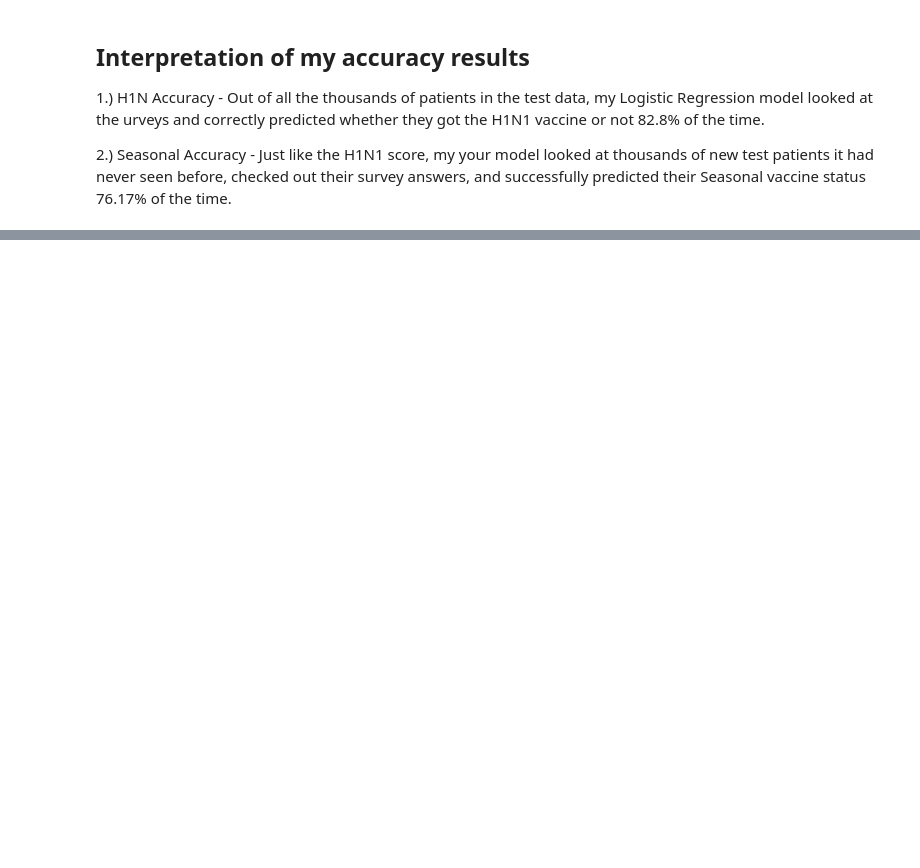
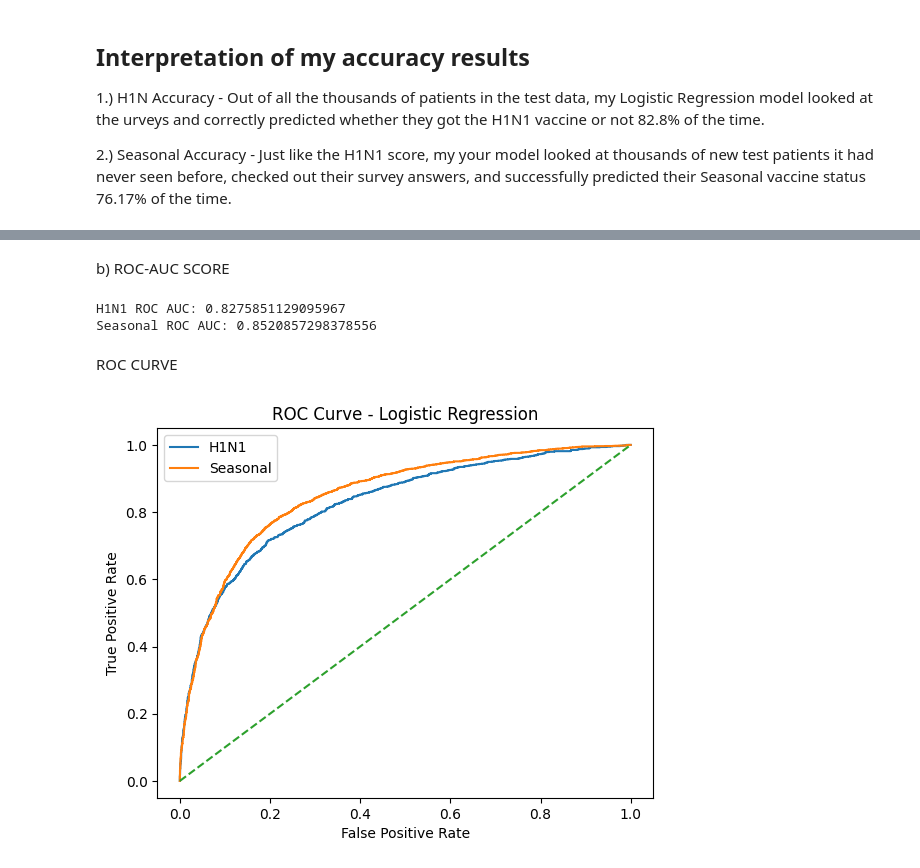
Before and after one commit to angelawachira-eng/H1N1_and_Seasonal_Flu_Vaccines---ML_Project, a Jupyter notebook: Vaccines_prediction_analysis.ipynb, the cells around one changed output, grey strips where cells are left out. Cells and saved outputs as stored; diff of their text form; code cells hidden in the pictures; blank space fills up the shorter version.

```diff
--- a/Vaccines_prediction_analysis.ipynb
+++ b/Vaccines_prediction_analysis.ipynb
@@ -774,0 +865,37 @@ Name: proportion, dtype: float64
+# %% [markdown]
+b) ROC-AUC SCORE
+# %%
+y_prob_lr = lr.predict_proba(X_test_scaled)
+
+h1n1_probs = y_prob_lr[0][:,1]
+seasonal_probs = y_prob_lr[1][:,1]
+
+print("H1N1 ROC AUC:", roc_auc_score(y_test['h1n1_vaccine'], h1n1_probs))
+print("Seasonal ROC AUC:", roc_auc_score(y_test['seasonal_vaccine'], seasonal_probs))
+# %% [output]
+H1N1 ROC AUC: 0.8275851129095967
+Seasonal ROC AUC: 0.8520857298378556
+# %% [markdown]
+ROC CURVE
+# %%
+# H1N1
+fpr1, tpr1, _ = roc_curve(y_test['h1n1_vaccine'], h1n1_probs)
+
+# Seasonal
+fpr2, tpr2, _ = roc_curve(y_test['seasonal_vaccine'], seasonal_probs)
+
+plt.figure()
+
+plt.plot(fpr1, tpr1, label="H1N1")
+plt.plot(fpr2, tpr2, label="Seasonal")
+
+plt.plot([0,1],[0,1],'--')
+
+plt.xlabel("False Positive Rate")
+plt.ylabel("True Positive Rate")
+plt.title("ROC Curve - Logistic Regression")
+plt.legend()
+
+plt.show()
+# %% [output]
+[figure, added]
```
Also changed, not shown: parts of 102 cells of this notebook, 9 other files.
